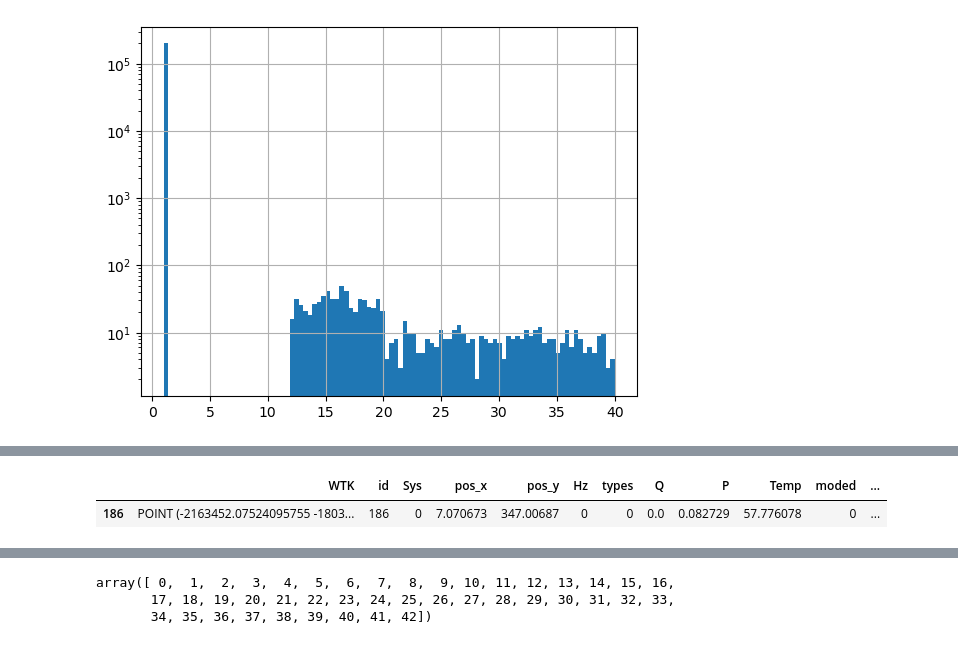
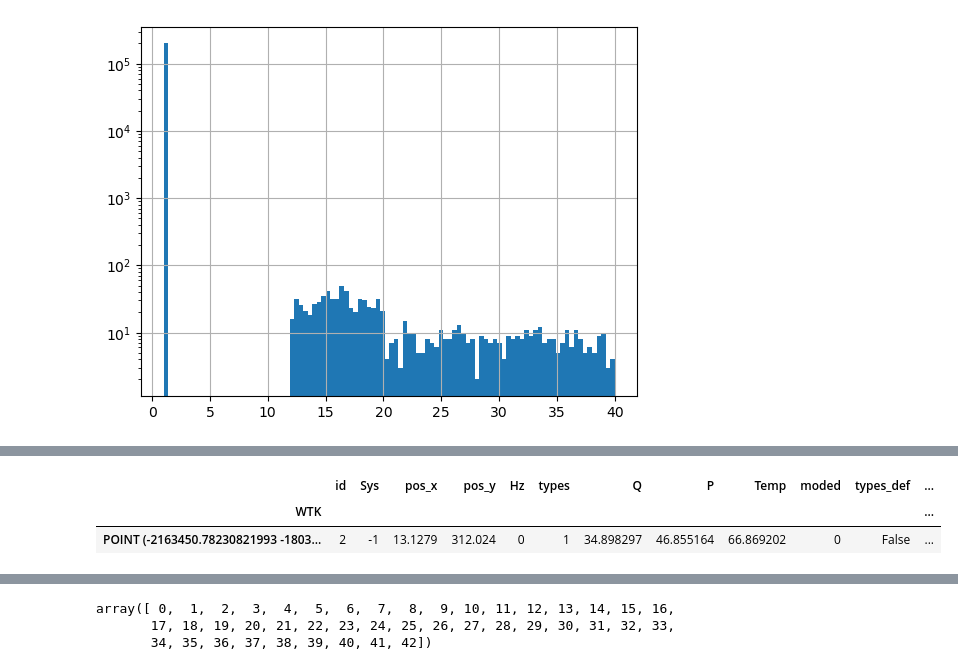
Before and after one commit to LabADTHeatNet/HNN, a Jupyter notebook: analyse_data.ipynb, the cells around one changed output, grey strips where cells are left out. Cells and saved outputs as stored; diff of their text form; code cells hidden in the pictures.

```diff
--- a/analyse_data.ipynb
+++ b/analyse_data.ipynb
@@ -169,4 +165,4 @@ def load_dataframes(files_list):
 
     return nodes_dataframes, edges_dataframes
 # %%
-nodes_df_list, edges_df_list = load_dataframes(find_file_pairs('./datasets/Termo_model_split', False)[:10])
+nodes_df_list, edges_df_list = load_dataframes(find_file_pairs('./datasets/Termo_model_fwd', True)[:10])
@@ -398,5 +458,6 @@ edges_df = add_sections(nodes_df, edges_df, 'fwd')
 # %%
-nodes_df.loc[nodes_df['id'] == 186]
+nodes_df[nodes_df["types_usr"]]
 # %% [output]
-|  | WTK | id | Sys | pos_x | pos_y | Hz | types | Q | P | Temp | moded | ... |
-| 186 | POINT (-2163452.07524095755 -1803... | 186 | 0 | 7.070673 | 347.00687 | 0 | 0 | 0.0 | 0.082729 | 57.776078 | 0 | ... |
+|  | id | Sys | pos_x | pos_y | Hz | types | Q | P | Temp | moded | types_def | ... |
+| WTK |  |  |  |  |  |  |  |  |  |  |  | ... |
+| POINT (-2163450.78230821993 -1803... | 2 | -1 | 13.1279 | 312.024 | 0 | 1 | 34.898297 | 46.855164 | 66.869202 | 0 | False | ... |
```
Also changed, not shown: parts of 45 cells of this notebook, 3 other files.
